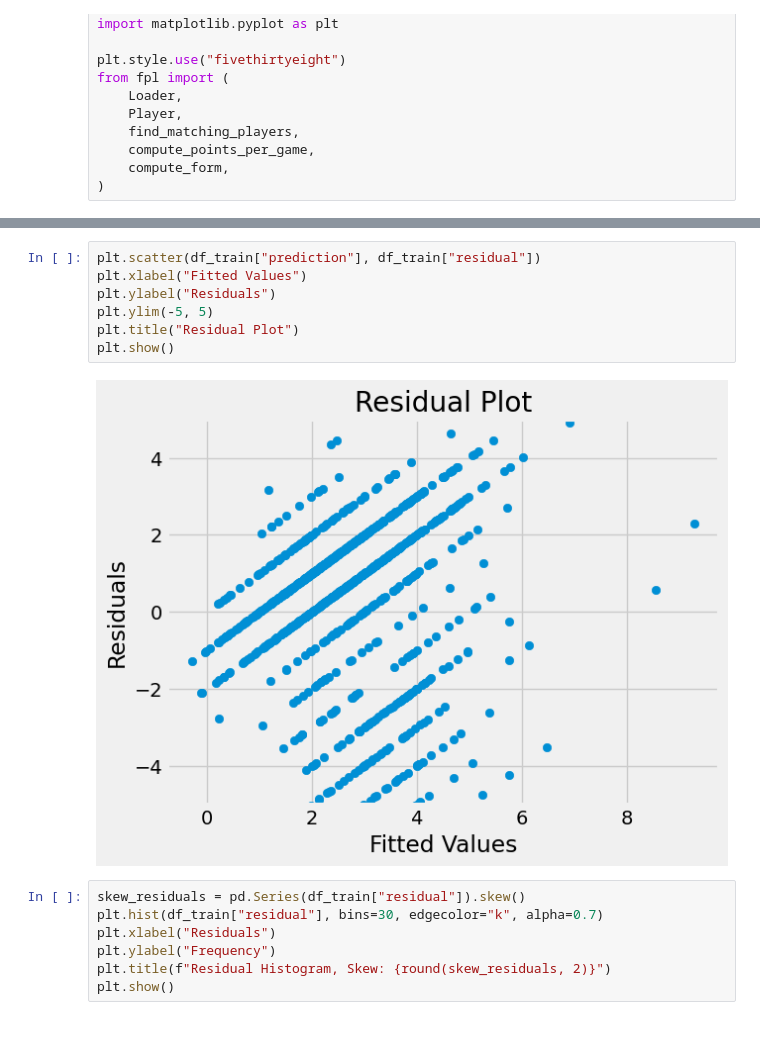
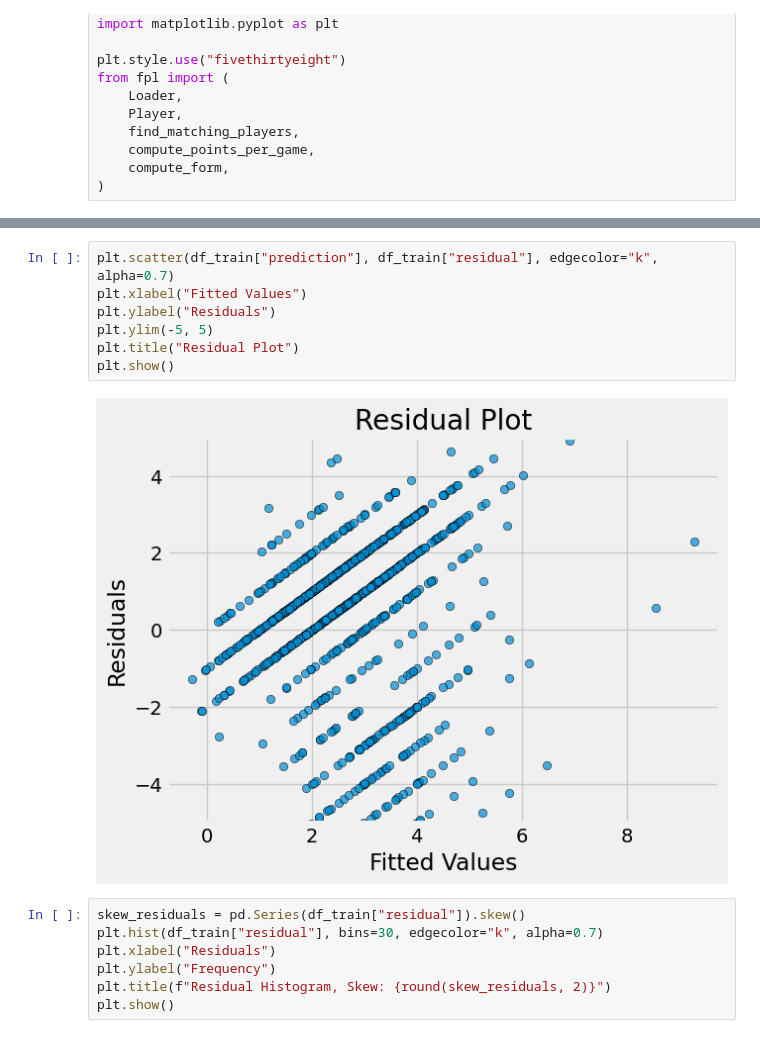
Before and after one commit to aav31/fpl-toolkit, a Jupyter notebook: regression.ipynb, the cells around one changed output, grey strips where cells are left out. Saved outputs shown, nothing was run; the diff lists cells and outputs as text.

```diff
--- a/regression.ipynb
+++ b/regression.ipynb
@@ -189,12 +203,12 @@ Improvements:
 # %%
-plt.scatter(df_train["prediction"], df_train["residual"])
+plt.scatter(df_train["prediction"], df_train["residual"], edgecolor="k", alpha=0.7)
 plt.xlabel("Fitted Values")
 plt.ylabel("Residuals")
 plt.ylim(-5, 5)
 plt.title("Residual Plot")
 plt.show()
 # %% [output]
-[figure, old version]
+[figure, new version]
 # %%
 skew_residuals = pd.Series(df_train["residual"]).skew()
 plt.hist(df_train["residual"], bins=30, edgecolor="k", alpha=0.7)
```
Also changed, not shown: parts of 10 cells of this notebook, 1 other file.
